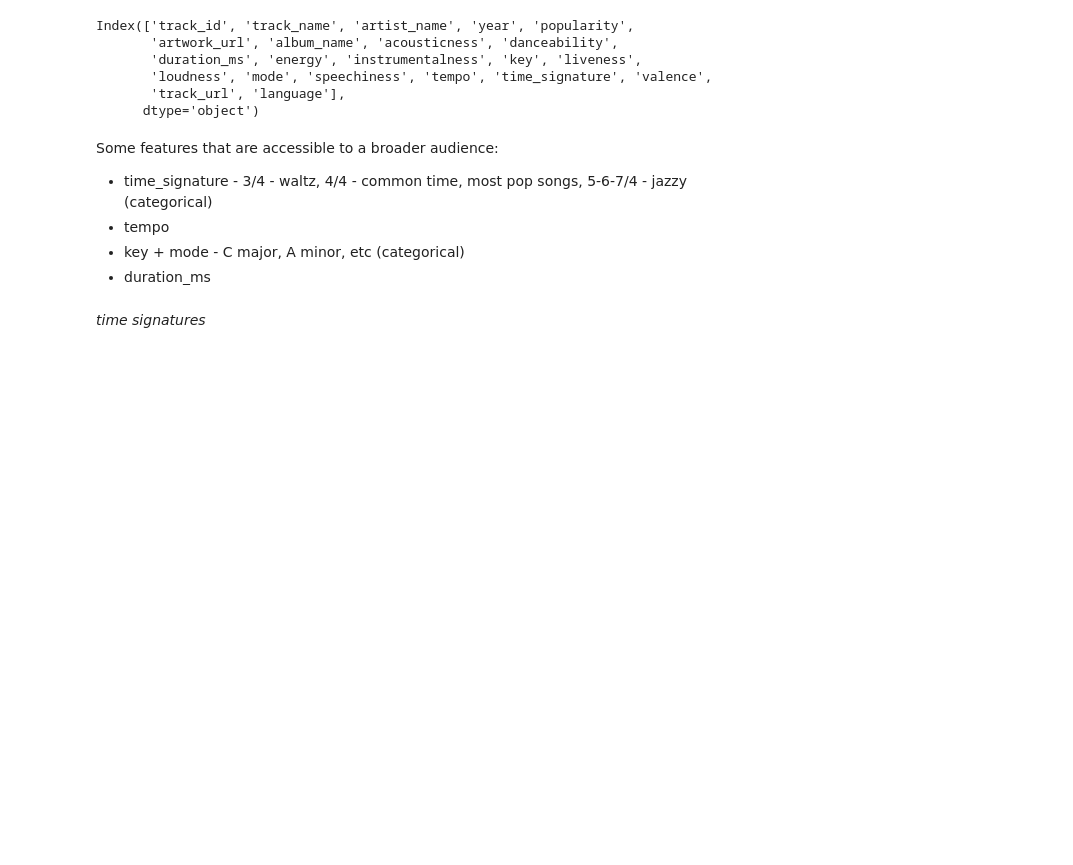
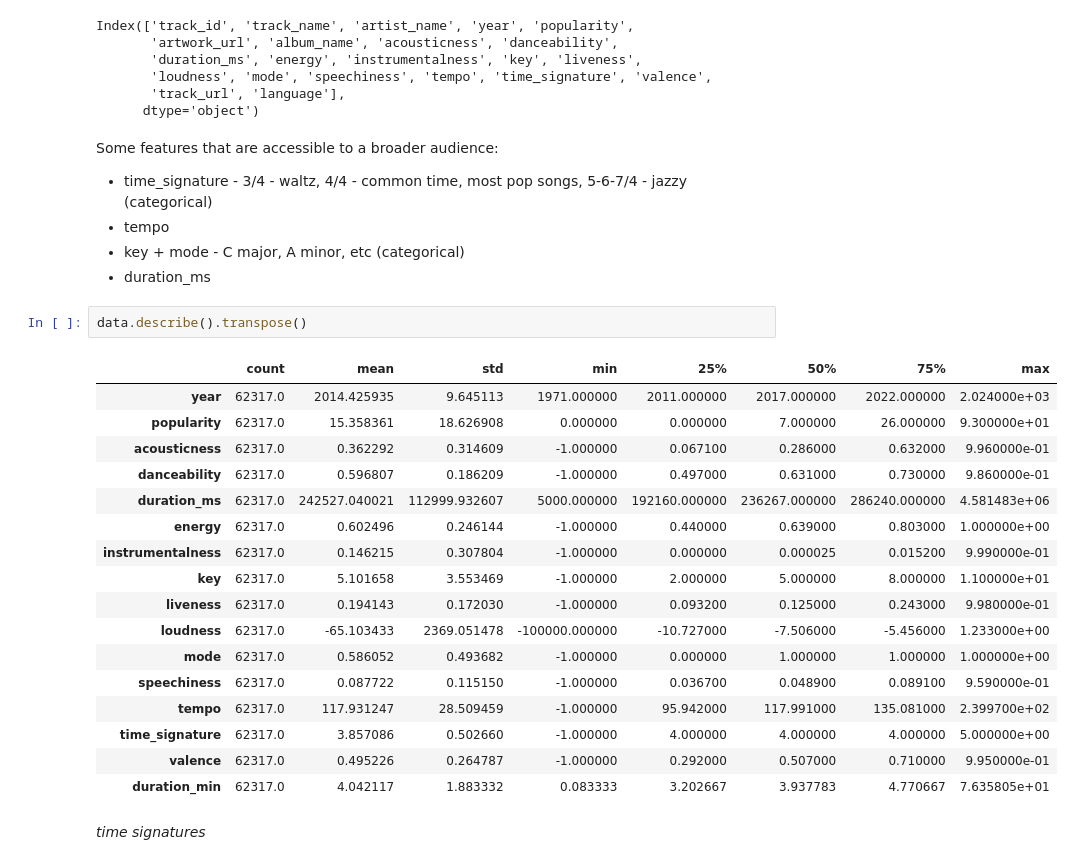
Before and after one commit to Sammuel21/pridav-music-project, a Jupyter notebook: Development/kenderes2/eda2.ipynb, the cells around one changed output. Drawn from its saved outputs; the diff is of its cells as text; blank space fills up the shorter version.

```diff
--- a/Development/kenderes2/eda2.ipynb
+++ b/Development/kenderes2/eda2.ipynb
@@ -54,6 +54,26 @@ Some features that are accessible to a broader audience:
 - tempo
 - key + mode - C major, A minor, etc (categorical)
 - duration_ms
+# %%
+data.describe().transpose()
+# %% [output]
+|  | count | mean | std | min | 25% | 50% | 75% | max |
+| year | 62317.0 | 2014.425935 | 9.645113 | 1971.000000 | 2011.000000 | 2017.000000 | 2022.000000 | 2.024000e+03 |
+| popularity | 62317.0 | 15.358361 | 18.626908 | 0.000000 | 0.000000 | 7.000000 | 26.000000 | 9.300000e+01 |
+| acousticness | 62317.0 | 0.362292 | 0.314609 | -1.000000 | 0.067100 | 0.286000 | 0.632000 | 9.960000e-01 |
+| danceability | 62317.0 | 0.596807 | 0.186209 | -1.000000 | 0.497000 | 0.631000 | 0.730000 | 9.860000e-01 |
+| duration_ms | 62317.0 | 242527.040021 | 112999.932607 | 5000.000000 | 192160.000000 | 236267.000000 | 286240.000000 | 4.581483e+06 |
+| energy | 62317.0 | 0.602496 | 0.246144 | -1.000000 | 0.440000 | 0.639000 | 0.803000 | 1.000000e+00 |
+| instrumentalness | 62317.0 | 0.146215 | 0.307804 | -1.000000 | 0.000000 | 0.000025 | 0.015200 | 9.990000e-01 |
+| key | 62317.0 | 5.101658 | 3.553469 | -1.000000 | 2.000000 | 5.000000 | 8.000000 | 1.100000e+01 |
+| liveness | 62317.0 | 0.194143 | 0.172030 | -1.000000 | 0.093200 | 0.125000 | 0.243000 | 9.980000e-01 |
+| loudness | 62317.0 | -65.103433 | 2369.051478 | -100000.000000 | -10.727000 | -7.506000 | -5.456000 | 1.233000e+00 |
+| mode | 62317.0 | 0.586052 | 0.493682 | -1.000000 | 0.000000 | 1.000000 | 1.000000 | 1.000000e+00 |
+| speechiness | 62317.0 | 0.087722 | 0.115150 | -1.000000 | 0.036700 | 0.048900 | 0.089100 | 9.590000e-01 |
+| tempo | 62317.0 | 117.931247 | 28.509459 | -1.000000 | 95.942000 | 117.991000 | 135.081000 | 2.399700e+02 |
+| time_signature | 62317.0 | 3.857086 | 0.502660 | -1.000000 | 4.000000 | 4.000000 | 4.000000 | 5.000000e+00 |
+| valence | 62317.0 | 0.495226 | 0.264787 | -1.000000 | 0.292000 | 0.507000 | 0.710000 | 9.950000e-01 |
+| duration_min | 62317.0 | 4.042117 | 1.883332 | 0.083333 | 3.202667 | 3.937783 | 4.770667 | 7.635805e+01 |
 # %% [markdown]
 *time signatures*
 # %%
```
Also changed, not shown: parts of 12 cells of this notebook, 1 other file.
